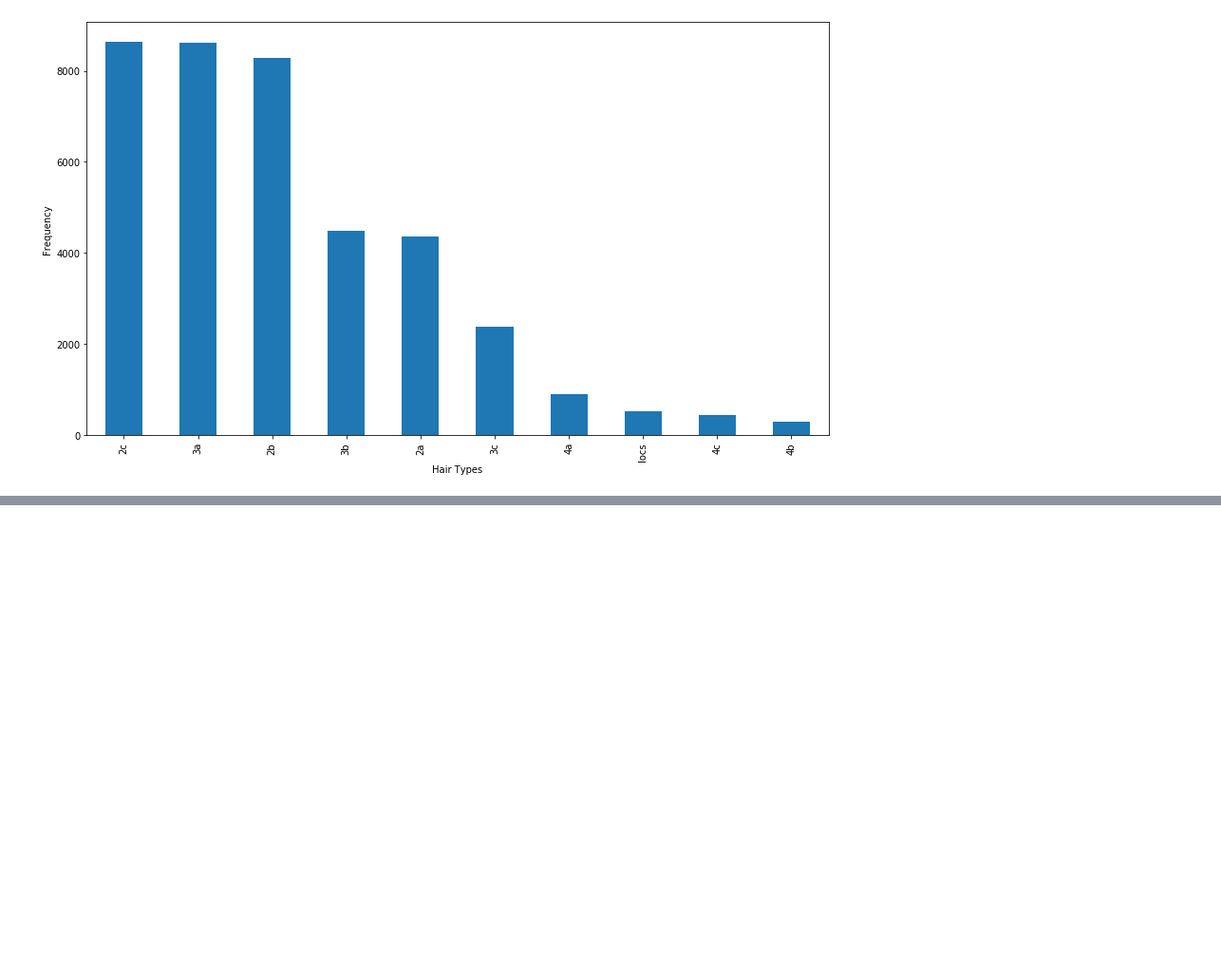
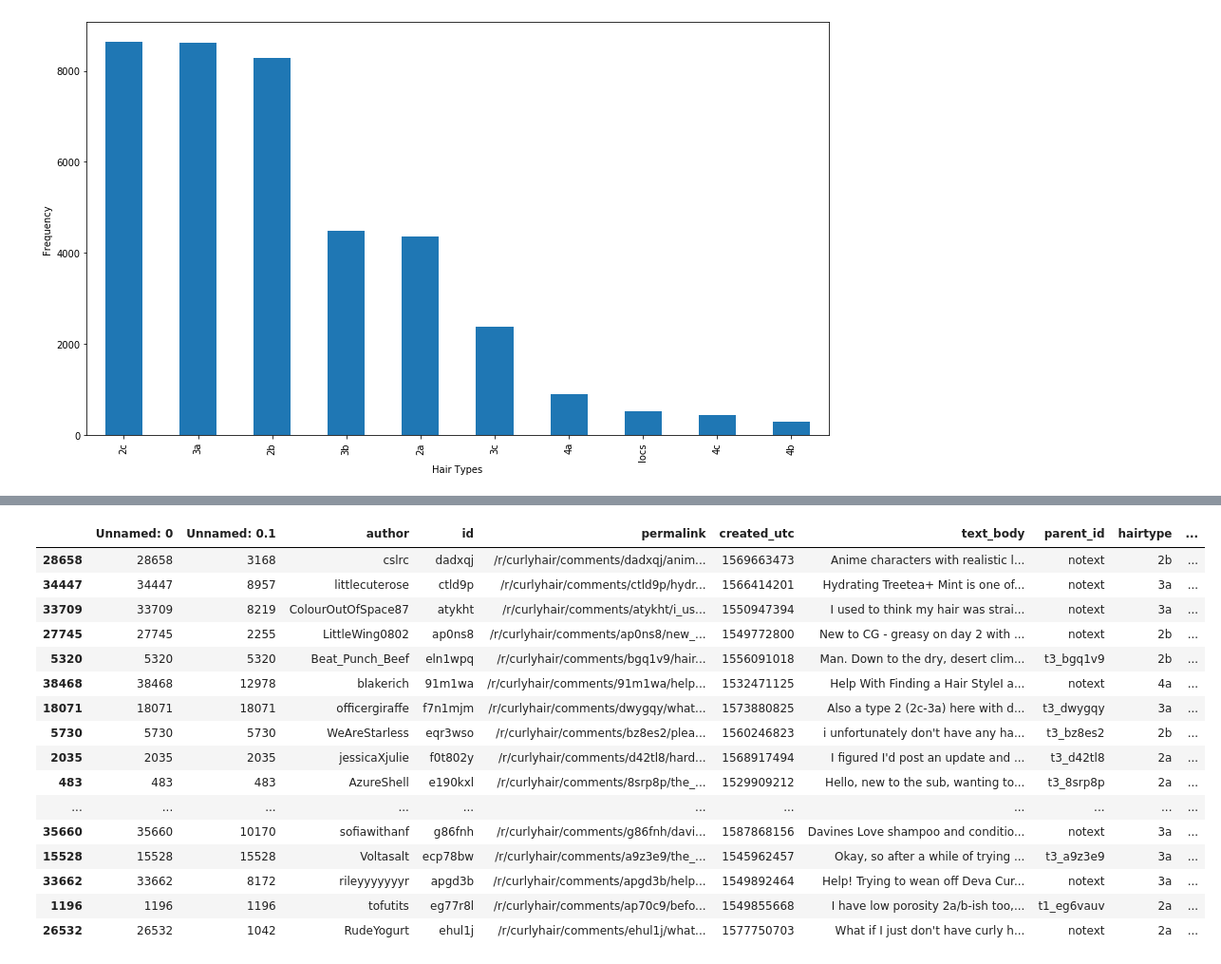
Before and after one commit to eustasis/crowdsourced_curl, a Jupyter notebook: text_processing_git.ipynb, the cells around one changed output, grey strips where cells are left out. Shown at 95% size. Saved outputs shown, nothing was run; the diff lists cells and outputs as text; code cells hidden in the pictures; blank space fills up the shorter version.

```diff
--- a/text_processing_git.ipynb
+++ b/text_processing_git.ipynb
@@ -24,0 +36,3 @@ Text(0, 0.5, 'Frequency')
+# %%
+tokenizer = RegexpTokenizer(r'\w+') #instantiate tokenizer
+lemmatizer = WordNetLemmatizer() #instantiate lemmatizer
@@ -24,0 +46,3 @@ Text(0, 0.5, 'Frequency')
+# %%
+# add back to df
+df_sub['lemmatized_txt']=lemmatized_txt
@@ -24,0 +70,21 @@ Text(0, 0.5, 'Frequency')
+# %%
+# any rows with URLs in them?
+df_sub[df_sub['lemmatized_txt'].str.contains('http')]
+# %% [output]
+|  | Unnamed: 0 | Unnamed: 0.1 | author | id | permalink | created_utc | text_body | parent_id | hairtype | ... |
+| 28658 | 28658 | 3168 | cslrc | dadxqj | /r/curlyhair/comments/dadxqj/anim... | 1569663473 | Anime characters with realistic l... | notext | 2b | ... |
+| 34447 | 34447 | 8957 | littlecuterose | ctld9p | /r/curlyhair/comments/ctld9p/hydr... | 1566414201 | Hydrating Treetea+ Mint is one of... | notext | 3a | ... |
+| 33709 | 33709 | 8219 | ColourOutOfSpace87 | atykht | /r/curlyhair/comments/atykht/i_us... | 1550947394 | I used to think my hair was strai... | notext | 3a | ... |
+| 27745 | 27745 | 2255 | LittleWing0802 | ap0ns8 | /r/curlyhair/comments/ap0ns8/new_... | 1549772800 | New to CG - greasy on day 2 with ... | notext | 2b | ... |
+| 5320 | 5320 | 5320 | Beat_Punch_Beef | eln1wpq | /r/curlyhair/comments/bgq1v9/hair... | 1556091018 | Man. Down to the dry, desert clim... | t3_bgq1v9 | 2b | ... |
+| 38468 | 38468 | 12978 | blakerich | 91m1wa | /r/curlyhair/comments/91m1wa/help... | 1532471125 | Help With Finding a Hair StyleI a... | notext | 4a | ... |
+| 18071 | 18071 | 18071 | officergiraffe | f7n1mjm | /r/curlyhair/comments/dwygqy/what... | 1573880825 | Also a type 2 (2c-3a) here with d... | t3_dwygqy | 3a | ... |
+| 5730 | 5730 | 5730 | WeAreStarless | eqr3wso | /r/curlyhair/comments/bz8es2/plea... | 1560246823 | i unfortunately don't have any ha... | t3_bz8es2 | 2b | ... |
+| 2035 | 2035 | 2035 | jessicaXjulie | f0t802y | /r/curlyhair/comments/d42tl8/hard... | 1568917494 | I figured I'd post an update and ... | t3_d42tl8 | 2a | ... |
+| 483 | 483 | 483 | AzureShell | e190kxl | /r/curlyhair/comments/8srp8p/the_... | 1529909212 | Hello, new to the sub, wanting to... | t3_8srp8p | 2a | ... |
+| ... | ... | ... | ... | ... | ... | ... | ... | ... | ... | ... |
+| 35660 | 35660 | 10170 | sofiawithanf | g86fnh | /r/curlyhair/comments/g86fnh/davi... | 1587868156 | Davines Love shampoo and conditio... | notext | 3a | ... |
+| 15528 | 15528 | 15528 | Voltasalt | ecp78bw | /r/curlyhair/comments/a9z3e9/the_... | 1545962457 | Okay, so after a while of trying ... | t3_a9z3e9 | 3a | ... |
+| 33662 | 33662 | 8172 | rileyyyyyyyr | apgd3b | /r/curlyhair/comments/apgd3b/help... | 1549892464 | Help! Trying to wean off Deva Cur... | notext | 3a | ... |
+| 1196 | 1196 | 1196 | tofutits | eg77r8l | /r/curlyhair/comments/ap70c9/befo... | 1549855668 | I have low porosity 2a/b-ish too,... | t1_eg6vauv | 2a | ... |
+| 26532 | 26532 | 1042 | RudeYogurt | ehul1j | /r/curlyhair/comments/ehul1j/what... | 1577750703 | What if I just don't have curly h... | notext | 2a | ... |
```
Also changed, not shown: parts of 12 cells of this notebook.
